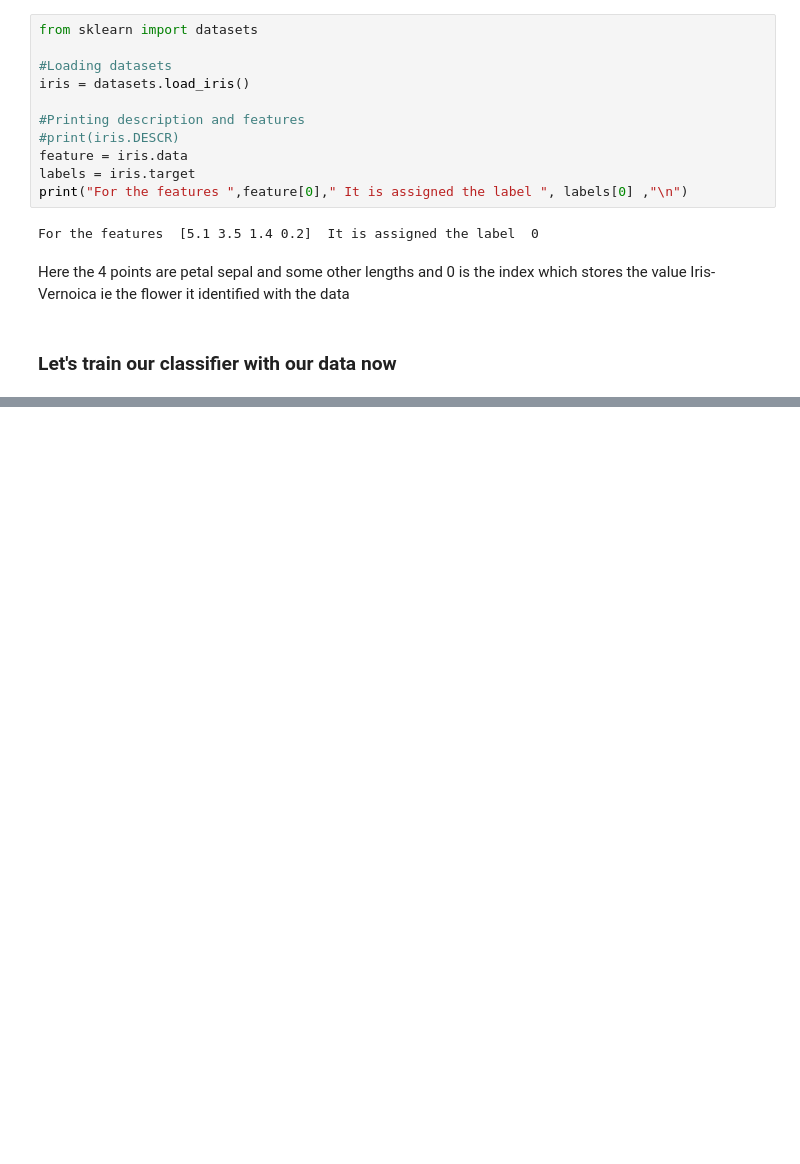
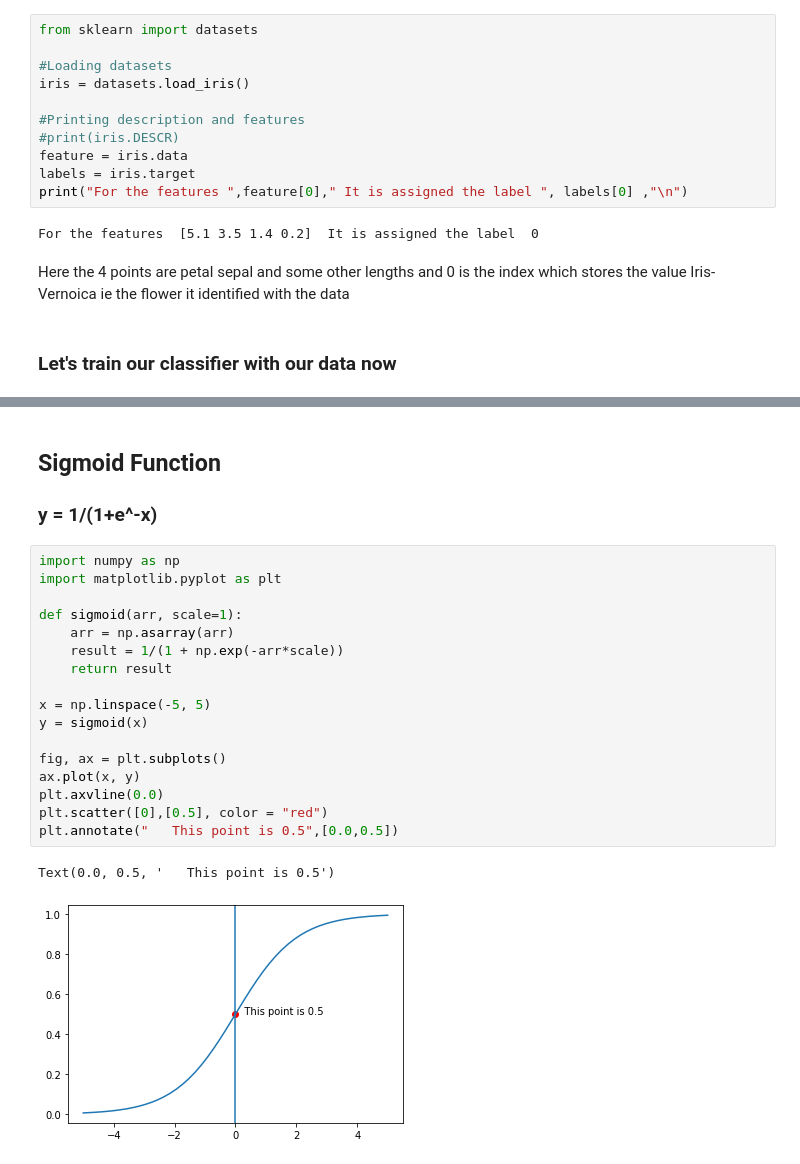
Before and after one commit to Lordhacker756/Machine-Learning, a Jupyter notebook: Theroy/Classification/basics.ipynb, the cells around one changed output, grey strips where cells are left out. Cells and saved outputs as stored; diff of their text form; blank space fills up the shorter version.

```diff
--- a/Theroy/Classification/basics.ipynb
+++ b/Theroy/Classification/basics.ipynb
@@ -46,0 +77,23 @@ print(preds)
+# %% [markdown]
+## Sigmoid Function
+### y = 1/(1+e^-x)
+# %%
+import numpy as np
+import matplotlib.pyplot as plt
+
+def sigmoid(arr, scale=1):
+    arr = np.asarray(arr)
+    result = 1/(1 + np.exp(-arr*scale))
+    return result
+
+x = np.linspace(-5, 5)
+y = sigmoid(x)
+
+fig, ax = plt.subplots()
+ax.plot(x, y)
+plt.axvline(0.0)
+plt.scatter([0],[0.5], color = "red")
+plt.annotate("   This point is 0.5",[0.0,0.5])
+# %% [output]
+Text(0.0, 0.5, '   This point is 0.5')
+[figure, added]
```
Also changed, not shown: parts of 21 cells of this notebook.
